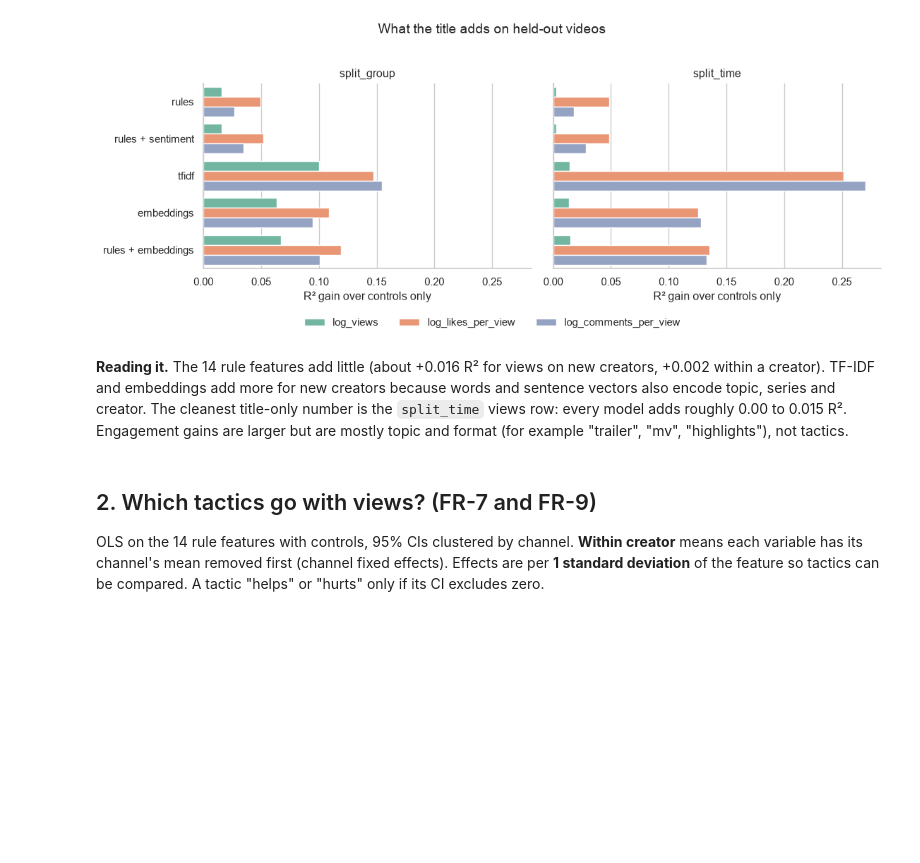
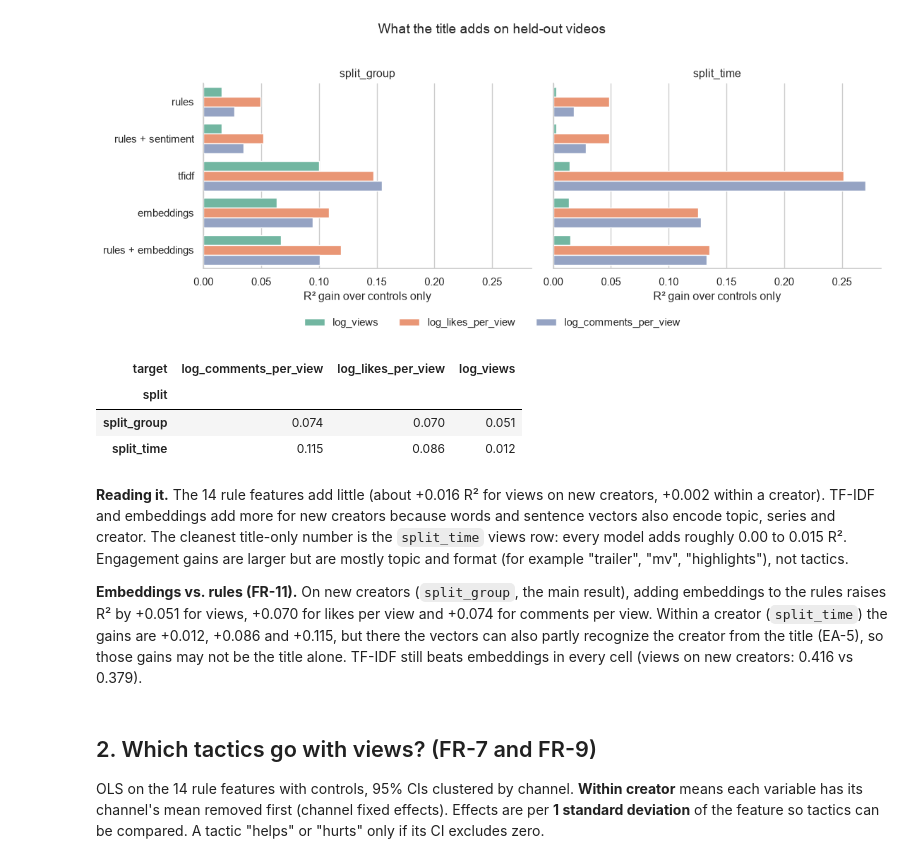
Before and after one commit to kkakkary/yt-clickbait, a Jupyter notebook: notebooks/04_report.ipynb, the cells around one changed output. Saved outputs shown, nothing was run; the diff lists cells and outputs as text; code cells hidden in the pictures; blank space fills up the shorter version.

Commit message:
Add embedding gain over rules, relabel clusters, run k sweep

```diff
--- a/notebooks/04_report.ipynb
+++ b/notebooks/04_report.ipynb
@@ -84,12 +84,28 @@ sns.move_legend(g, "upper center", bbox_to_anchor=(0.5, 0.02), ncol=3, title=Non
 save("01_model_comparison")
 # %% [output]
 [figure]
+# %%
+# FR-11: R² gain from adding embeddings to the rules (rules + embeddings minus rules)
+gain_over_rules = (r2.loc["rules + embeddings"] - r2.loc["rules"]).unstack("target")
+gain_over_rules.round(3)
+# %% [output]
+| target | log_comments_per_view | log_likes_per_view | log_views |
+| split |  |  |  |
+| split_group | 0.074 | 0.070 | 0.051 |
+| split_time | 0.115 | 0.086 | 0.012 |
 # %% [markdown]
 **Reading it.** The 14 rule features add little (about +0.016 R² for views on new creators,
 +0.002 within a creator). TF-IDF and embeddings add more for new creators because words and
 sentence vectors also encode topic, series and creator. The cleanest title-only number is the
 `split_time` views row: every model adds roughly 0.00 to 0.015 R². Engagement gains are larger
 but are mostly topic and format (for example "trailer", "mv", "highlights"), not tactics.
+
+**Embeddings vs. rules (FR-11).** On new creators (`split_group`, the main result), adding
+embeddings to the rules raises R² by +0.051 for views, +0.070 for likes per view and +0.074
+for comments per view. Within a creator (`split_time`) the gains are +0.012, +0.086 and
++0.115, but there the vectors can also partly recognize the creator from the title (EA-5),
+so those gains may not be the title alone. TF-IDF still beats embeddings in every cell
+(views on new creators: 0.416 vs 0.379).
 # %% [markdown]
 ## 2. Which tactics go with views? (FR-7 and FR-9)
 OLS on the 14 rule features with controls, 95% CIs clustered by channel. **Within creator**
```
Also changed, not shown: parts of 4 cells of this notebook, 5 other files.
